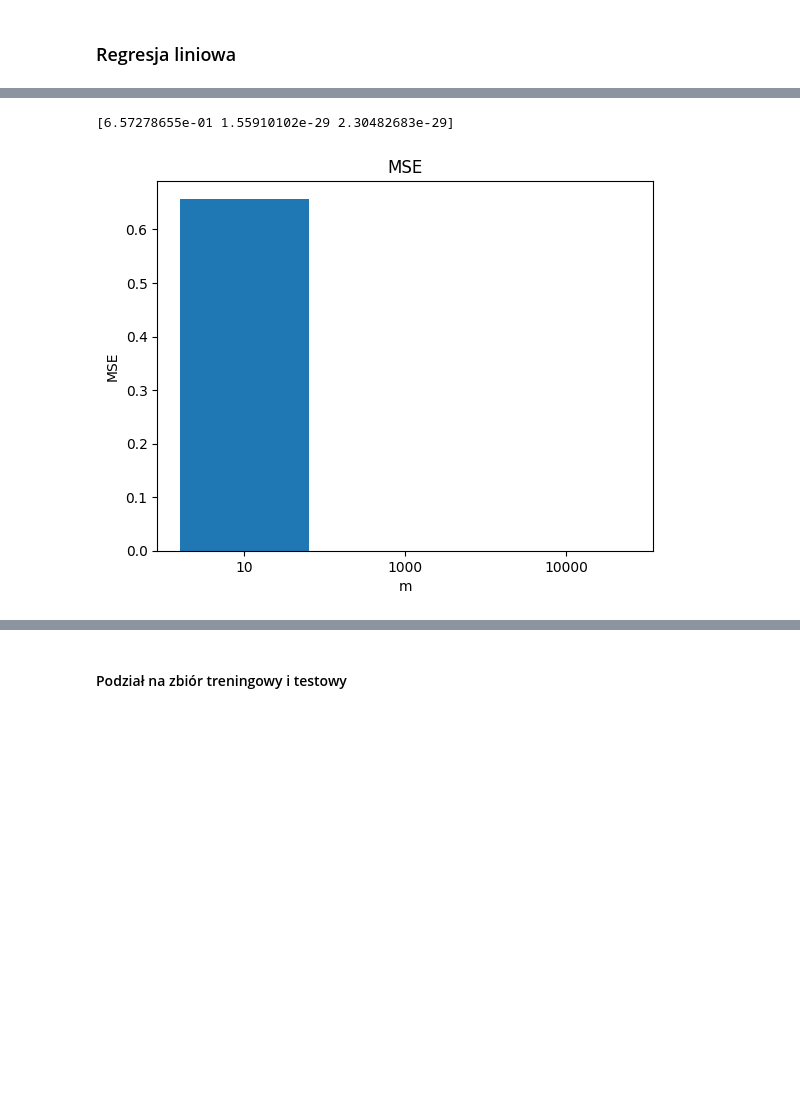
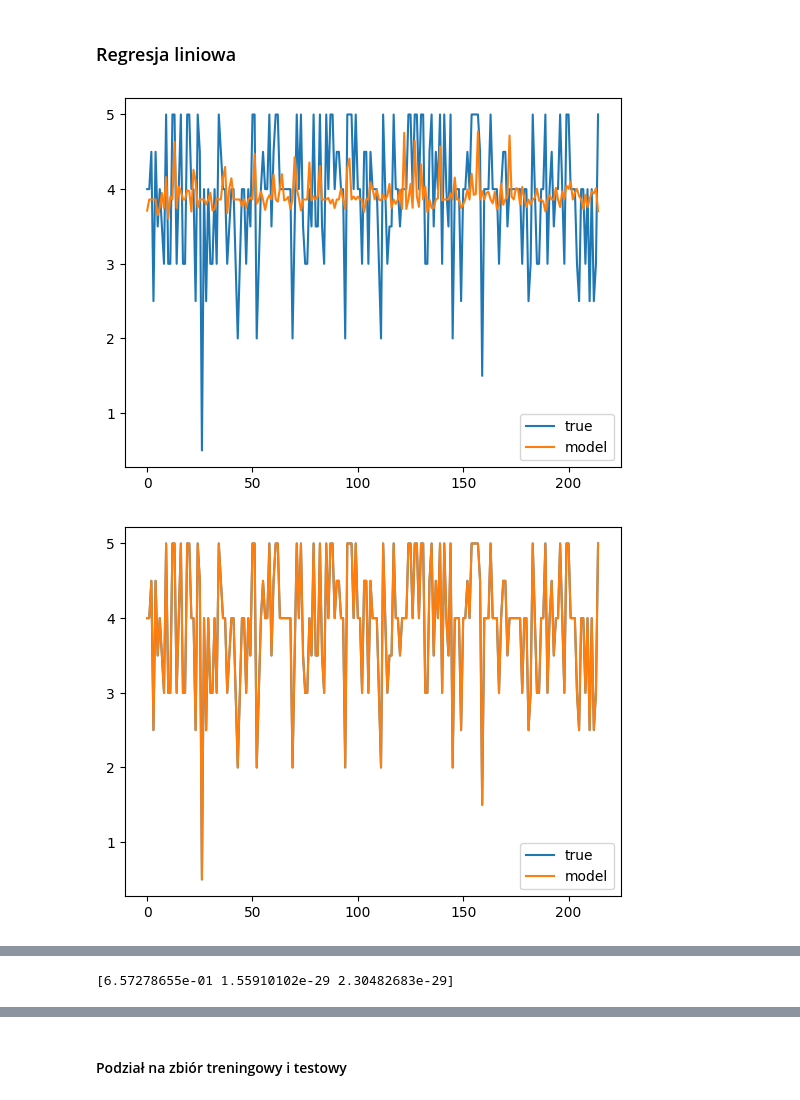
Before and after one commit to pucikplay/UMSI, a Jupyter notebook: L1/l1.ipynb, the cells around one changed output, grey strips where cells are left out. Cells and saved outputs as stored; diff of their text form; code cells hidden in the pictures; blank space fills up the shorter version.

```diff
--- a/L1/l1.ipynb
+++ b/L1/l1.ipynb
@@ -135,11 +135,18 @@ def plot_error(y, y_preds, M):
 # %%
 M = [10, 1000, 10000]
 y_preds = []
 
 for m in M:
-    X_m = np.array(X[:,:m])
+    X_m = X[:,:m]
     reg = LinearRegression().fit(X_m,y)
-    y_preds.append(reg.predict(X_m))
+    y_pred = reg.predict(X_m)
+    y_preds.append(y_pred)
+    plt.plot(y, label='true')
+    plt.plot(y_pred, label='model')
+    plt.legend()
+    plt.show()
 
 plot_error(y, y_preds, M)
 # %% [output]
+[figure, new version]
+[figure, added]
@@ -146,2 +154 @@ plot_error(y, y_preds, M)
 [6.57278655e-01 1.55910102e-29 2.30482683e-29]
-[figure, old version]
```
Also changed, not shown: parts of 7 cells of this notebook.
